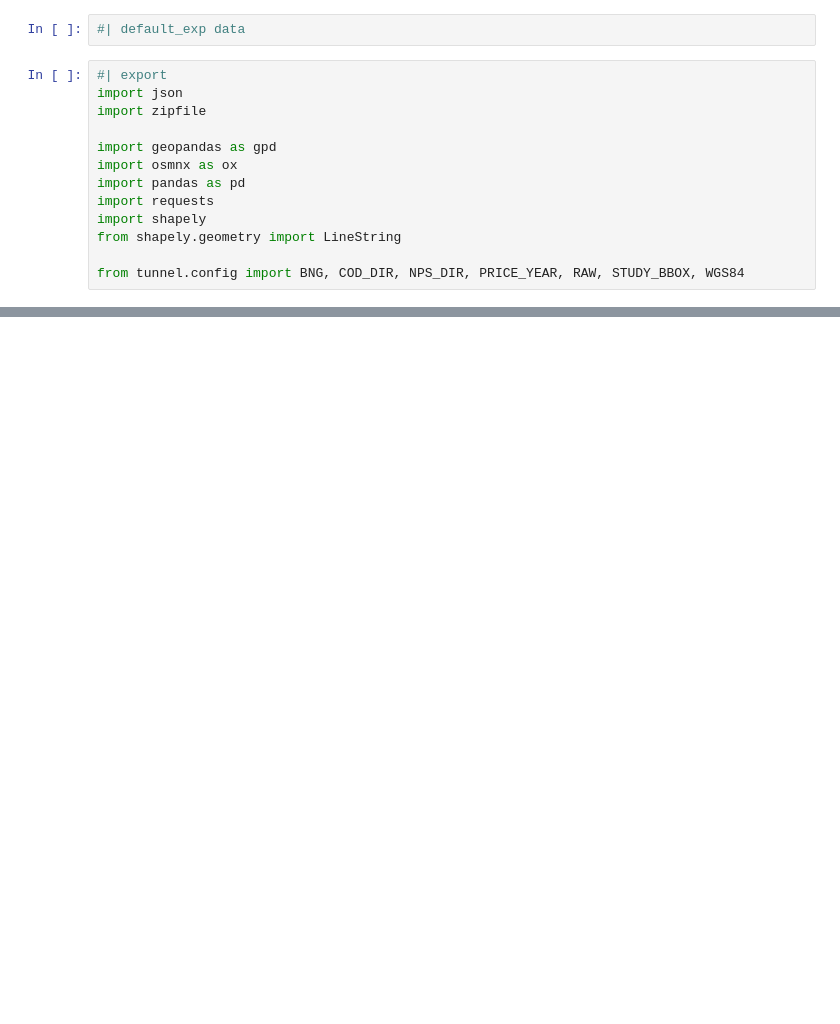
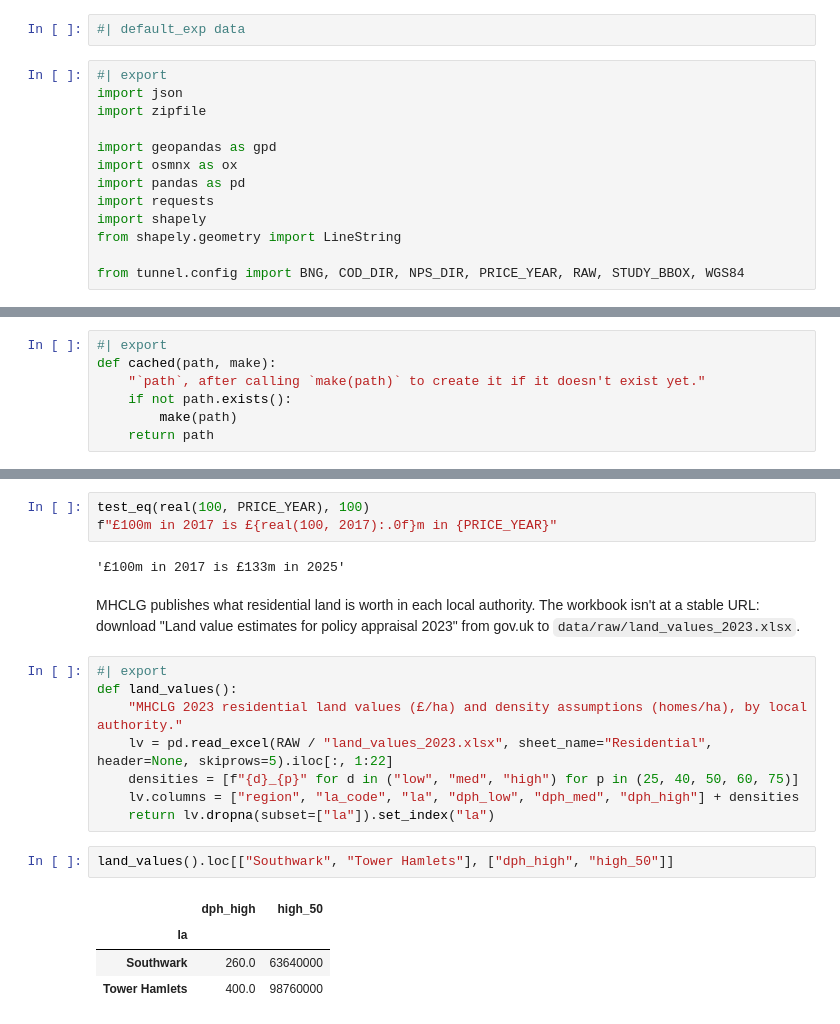
Before and after one commit to HenryDashwood/rotherhithe-to-canary-wharf-tunnel, a Jupyter notebook: nbs/01_data.ipynb, the cells around one changed output, grey strips where cells are left out. Drawn from its saved outputs; the diff is of its cells as text; blank space fills up the shorter version.

```diff
--- a/nbs/01_data.ipynb
+++ b/nbs/01_data.ipynb
@@ -324,0 +30,7 @@ print(f"£100m in 2017 = £{real(100, 2017):.0f}m in {PRICE_YEAR}")
+# %%
+#| export
+def cached(path, make):
+    "`path`, after calling `make(path)` to create it if it doesn't exist yet."
+    if not path.exists():
+        make(path)
+    return path
@@ -324,0 +283,23 @@ print(f"£100m in 2017 = £{real(100, 2017):.0f}m in {PRICE_YEAR}")
+# %%
+test_eq(real(100, PRICE_YEAR), 100)
+f"£100m in 2017 is £{real(100, 2017):.0f}m in {PRICE_YEAR}"
+# %% [output]
+'£100m in 2017 is £133m in 2025'
+# %% [markdown]
+MHCLG publishes what residential land is worth in each local authority. The workbook isn't at a stable URL:
+download "Land value estimates for policy appraisal 2023" from gov.uk to `data/raw/land_values_2023.xlsx`.
+# %%
+#| export
+def land_values():
+    "MHCLG 2023 residential land values (£/ha) and density assumptions (homes/ha), by local authority."
+    lv = pd.read_excel(RAW / "land_values_2023.xlsx", sheet_name="Residential", header=None, skiprows=5).iloc[:, 1:22]
+    densities = [f"{d}_{p}" for d in ("low", "med", "high") for p in (25, 40, 50, 60, 75)]
+    lv.columns = ["region", "la_code", "la", "dph_low", "dph_med", "dph_high"] + densities
+    return lv.dropna(subset=["la"]).set_index("la")
+# %%
+land_values().loc[["Southwark", "Tower Hamlets"], ["dph_high", "high_50"]]
+# %% [output]
+|  | dph_high | high_50 |
+| la |  |  |
+| Southwark | 260.0 | 63640000 |
+| Tower Hamlets | 400.0 | 98760000 |
```
Also changed, not shown: parts of 42 cells of this notebook, 18 other files.
